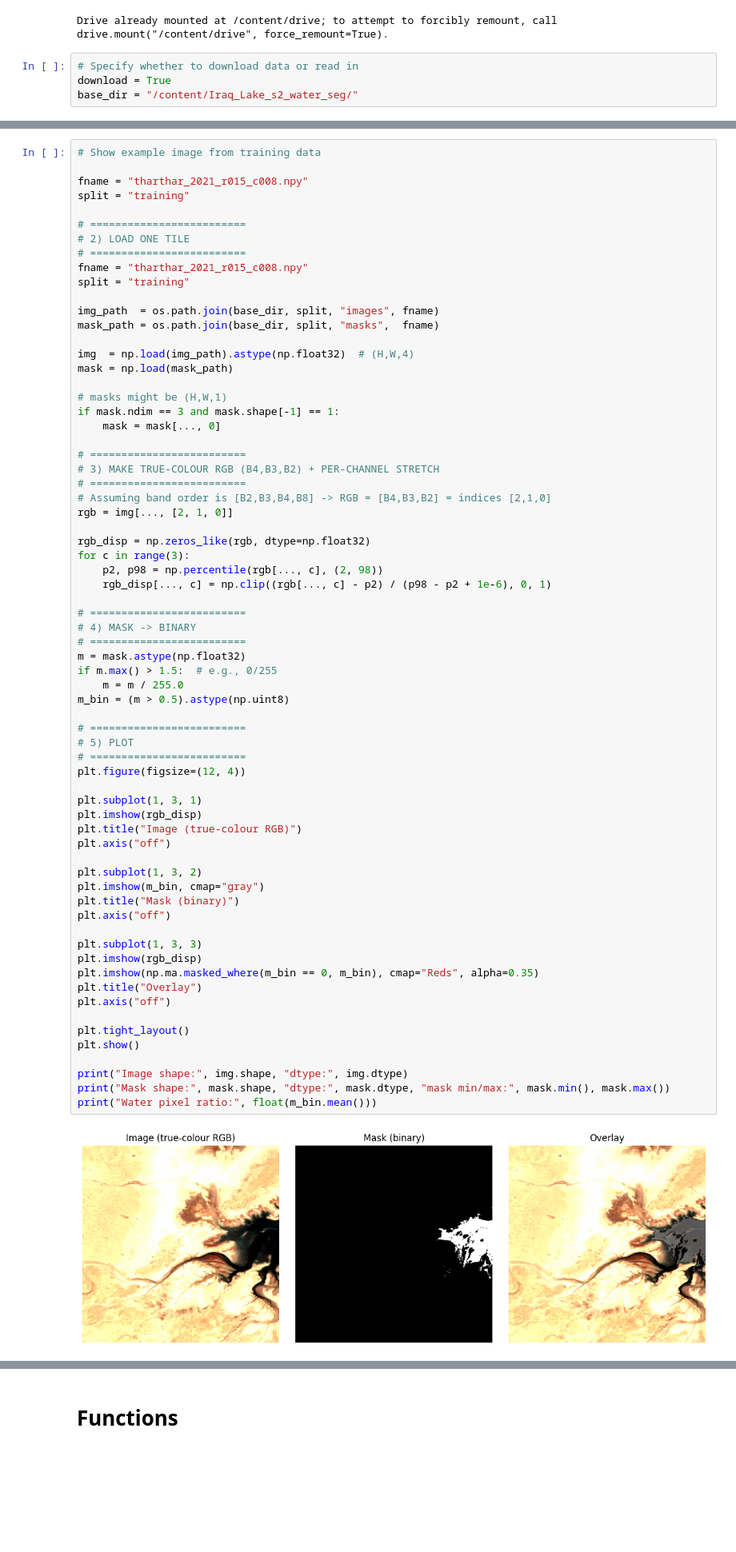
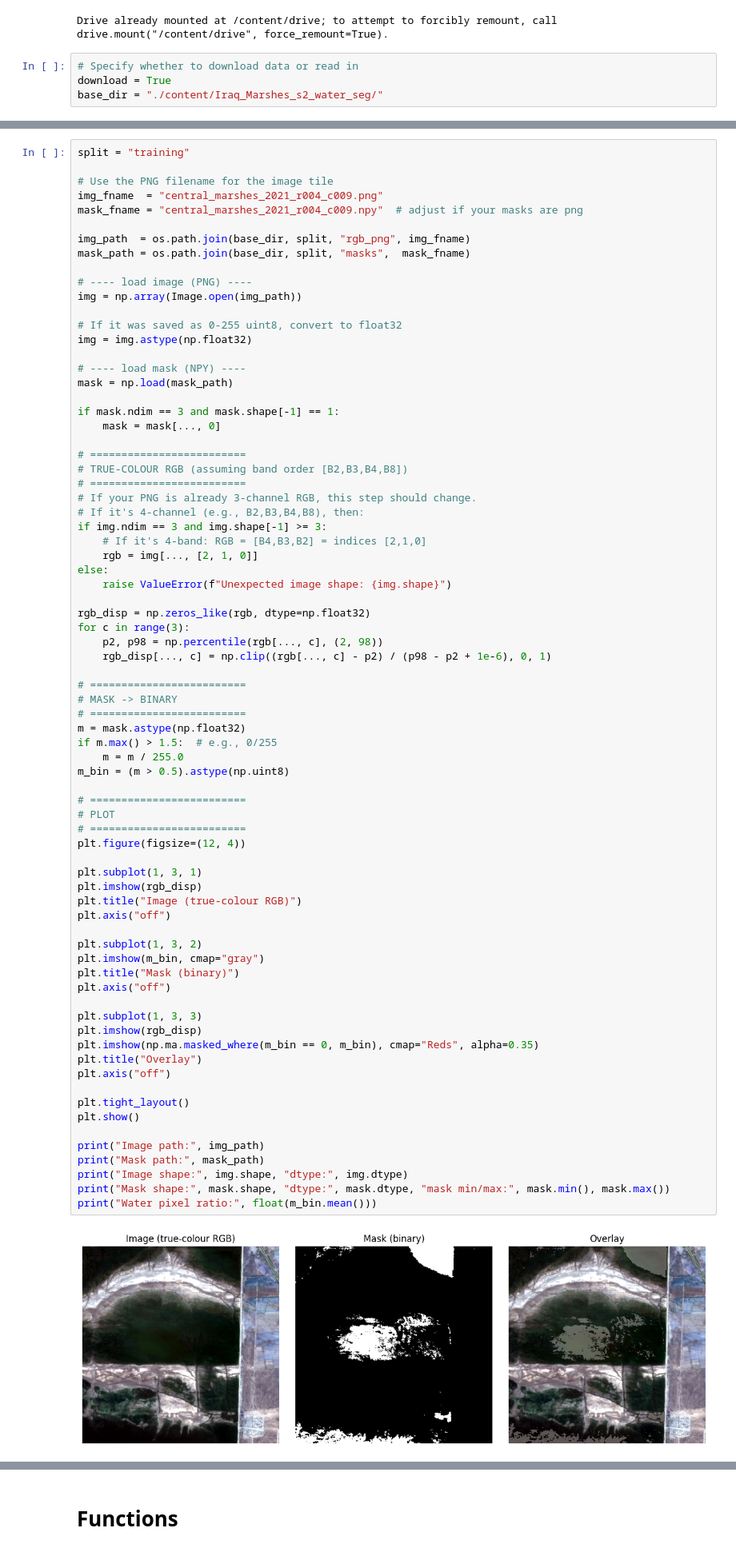
Before and after one commit to robotics-hana/COMP0173_T1_25, a Jupyter notebook: Experimentation_Lake_Marshes.ipynb, the cells around one changed output, grey strips where cells are left out. Shown at 80% size. Drawn from its saved outputs; the diff is of its cells as text; blank space fills up the shorter version.

```diff
--- a/Experimentation_Lake_Marshes.ipynb
+++ b/Experimentation_Lake_Marshes.ipynb
@@ -81,6 +81,6 @@ Drive already mounted at /content/drive; to attempt to forcibly remount, call dr
 # %%
 # Specify whether to download data or read in
 download = True
-base_dir = "/content/Iraq_Lake_s2_water_seg/"
+base_dir = "./content/Iraq_Marshes_s2_water_seg/"
 # %%
 # Download data
@@ -101,32 +99,37 @@ if download:
     # confirm
     os.listdir("/content/")
 # %%
-# Show example image from training data
-
-fname = "tharthar_2021_r015_c008.npy"
 split = "training"
 
-# =========================
-# 2) LOAD ONE TILE
-# =========================
-fname = "tharthar_2021_r015_c008.npy"
-split = "training"
+# Use the PNG filename for the image tile
+img_fname  = "central_marshes_2021_r004_c009.png"
+mask_fname = "central_marshes_2021_r004_c009.npy"  # adjust if your masks are png
 
-img_path  = os.path.join(base_dir, split, "images", fname)
-mask_path = os.path.join(base_dir, split, "masks",  fname)
+img_path  = os.path.join(base_dir, split, "rgb_png", img_fname)
+mask_path = os.path.join(base_dir, split, "masks",  mask_fname)
 
-img  = np.load(img_path).astype(np.float32)  # (H,W,4)
+# ---- load image (PNG) ----
+img = np.array(Image.open(img_path))
+
+# If it was saved as 0-255 uint8, convert to float32
+img = img.astype(np.float32)
+
+# ---- load mask (NPY) ----
 mask = np.load(mask_path)
 
-# masks might be (H,W,1)
 if mask.ndim == 3 and mask.shape[-1] == 1:
     mask = mask[..., 0]
 
 # =========================
-# 3) MAKE TRUE-COLOUR RGB (B4,B3,B2) + PER-CHANNEL STRETCH
+# TRUE-COLOUR RGB (assuming band order [B2,B3,B4,B8])
 # =========================
-# Assuming band order is [B2,B3,B4,B8] -> RGB = [B4,B3,B2] = indices [2,1,0]
-rgb = img[..., [2, 1, 0]]
+# If your PNG is already 3-channel RGB, this step should change.
+# If it's 4-channel (e.g., B2,B3,B4,B8), then:
+if img.ndim == 3 and img.shape[-1] >= 3:
+    # If it's 4-band: RGB = [B4,B3,B2] = indices [2,1,0]
+    rgb = img[..., [2, 1, 0]]
+else:
+    raise ValueError(f"Unexpected image shape: {img.shape}")
 
 rgb_disp = np.zeros_like(rgb, dtype=np.float32)
 for c in range(3):
@@ -134,39 +137,41 @@ for c in range(3):
     rgb_disp[..., c] = np.clip((rgb[..., c] - p2) / (p98 - p2 + 1e-6), 0, 1)
 
 # =========================
-# 4) MASK -> BINARY
+# MASK -> BINARY
 # =========================
 m = mask.astype(np.float32)
 if m.max() > 1.5:  # e.g., 0/255
     m = m / 255.0
 m_bin = (m > 0.5).astype(np.uint8)
 
 # =========================
-# 5) PLOT
+# PLOT
 # =========================
 plt.figure(figsize=(12, 4))
 
 plt.subplot(1, 3, 1)
 plt.imshow(rgb_disp)
 plt.title("Image (true-colour RGB)")
 plt.axis("off")
 
 plt.subplot(1, 3, 2)
 plt.imshow(m_bin, cmap="gray")
 plt.title("Mask (binary)")
 plt.axis("off")
 
 plt.subplot(1, 3, 3)
 plt.imshow(rgb_disp)
 plt.imshow(np.ma.masked_where(m_bin == 0, m_bin), cmap="Reds", alpha=0.35)
 plt.title("Overlay")
 plt.axis("off")
 
 plt.tight_layout()
 plt.show()
 
+print("Image path:", img_path)
+print("Mask path:", mask_path)
 print("Image shape:", img.shape, "dtype:", img.dtype)
 print("Mask shape:", mask.shape, "dtype:", mask.dtype, "mask min/max:", mask.min(), mask.max())
 print("Water pixel ratio:", float(m_bin.mean()))
 # %% [output]
-[figure, old version]
+[figure, new version]
```
Also changed, not shown: parts of 17 cells of this notebook.
